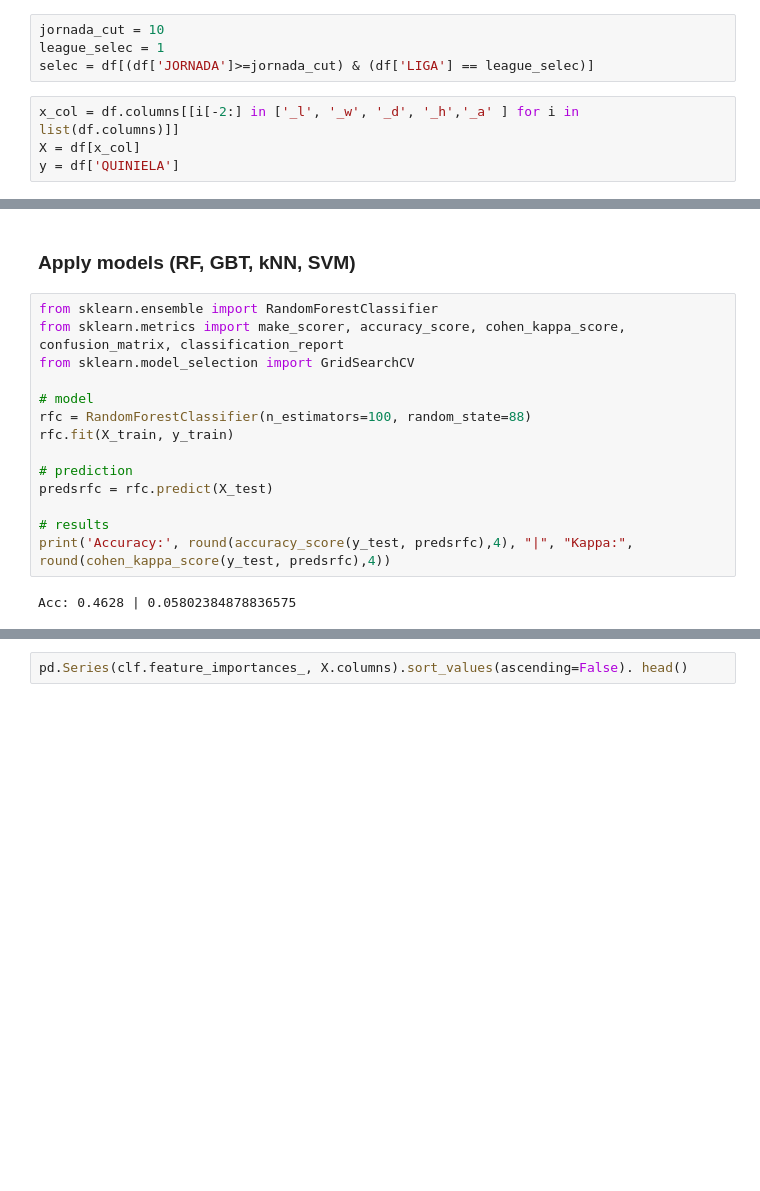
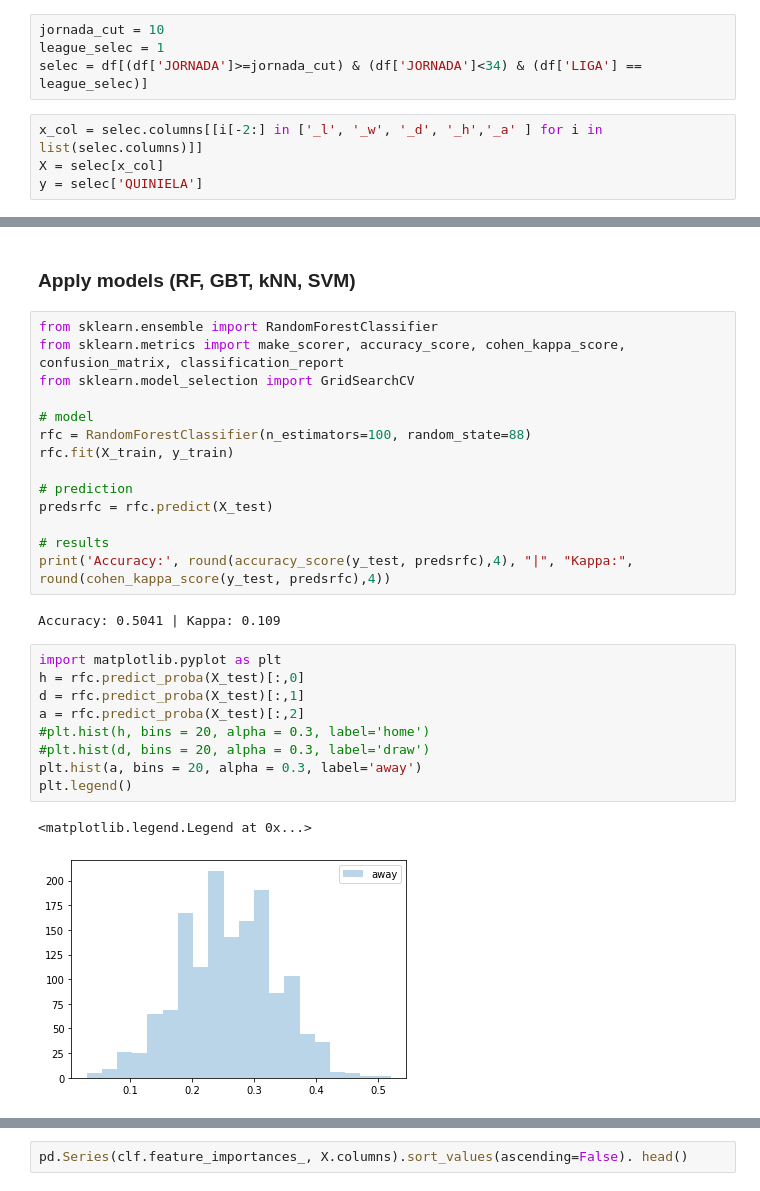
Before and after one commit to alberthr/UBIQUM_1X2_Python, a Jupyter notebook: notebooks/08_first_models.ipynb, the cells around one changed output, grey strips where cells are left out. Drawn from its saved outputs; the diff is of its cells as text; blank space fills up the shorter version.

```diff
--- a/notebooks/08_first_models.ipynb
+++ b/notebooks/08_first_models.ipynb
@@ -38,11 +38,11 @@ Select what part of the dataframe i want to model and create the final dataframe
 # %%
 jornada_cut = 10
 league_selec = 1
-selec = df[(df['JORNADA']>=jornada_cut) & (df['LIGA'] == league_selec)]
+selec = df[(df['JORNADA']>=jornada_cut) & (df['JORNADA']<34) & (df['LIGA'] == league_selec)]
 # %%
-x_col = df.columns[[i[-2:] in ['_l', '_w', '_d', '_h','_a' ] for i in list(df.columns)]]
-X = df[x_col]
-y = df['QUINIELA']
+x_col = selec.columns[[i[-2:] in ['_l', '_w', '_d', '_h','_a' ] for i in list(selec.columns)]]
+X = selec[x_col]
+y = selec['QUINIELA']
 # %% [markdown]
 Create the train and testing set after scaling it, just in case i apply a distance based ML model.
 # %%
@@ -65,7 +65,19 @@ predsrfc = rfc.predict(X_test)
 # results
 print('Accuracy:', round(accuracy_score(y_test, predsrfc),4), "|", "Kappa:", round(cohen_kappa_score(y_test, predsrfc),4))
 # %% [output]
-Acc: 0.4628 | 0.05802384878836575
+Accuracy: 0.5041 | Kappa: 0.109
+# %%
+import matplotlib.pyplot as plt
+h = rfc.predict_proba(X_test)[:,0]
+d = rfc.predict_proba(X_test)[:,1]
+a = rfc.predict_proba(X_test)[:,2]
+#plt.hist(h, bins = 20, alpha = 0.3, label='home')
+#plt.hist(d, bins = 20, alpha = 0.3, label='draw')
+plt.hist(a, bins = 20, alpha = 0.3, label='away')
+plt.legend()
+# %% [output]
+<matplotlib.legend.Legend at 0x...>
+[figure, added]
 # %%
 from sklearn import svm
 
```
Also changed, not shown: parts of 11 cells of this notebook.
